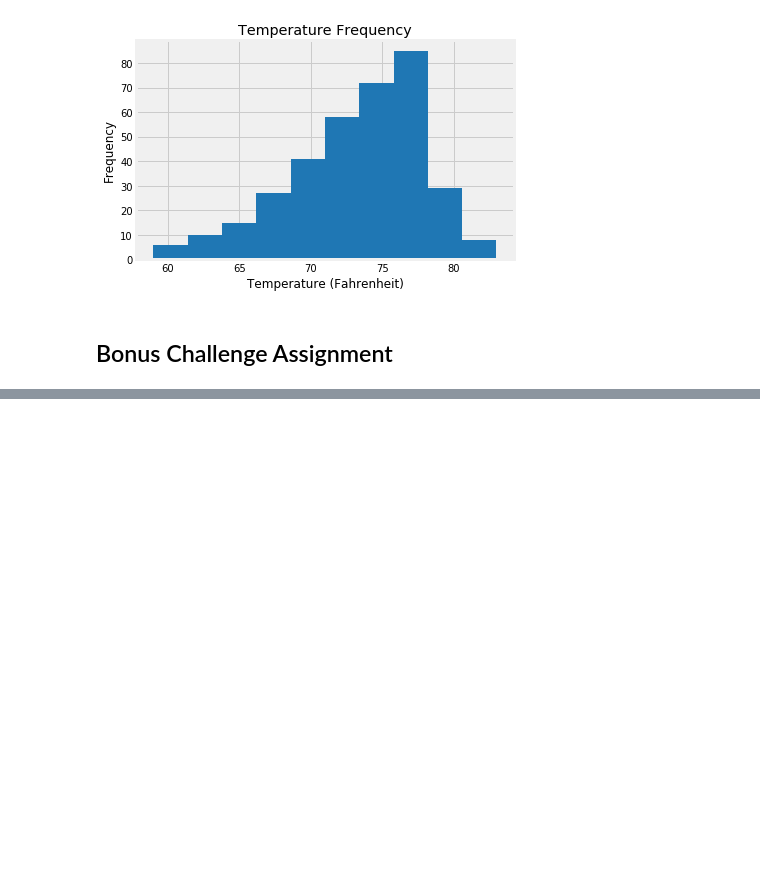
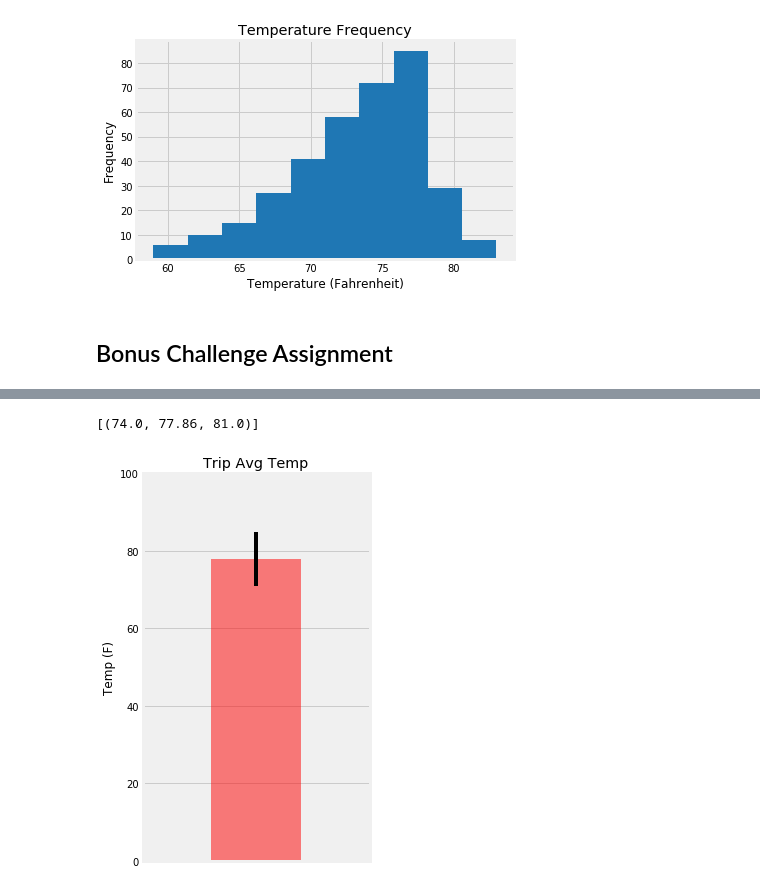
Before and after one commit to Rob-Ottogalli/sqlalchemy-challenge, a Jupyter notebook: Code/climate_starter_Robert_Ottogalli.ipynb, the cells around one changed output, grey strips where cells are left out. Cells and saved outputs as stored; diff of their text form; code cells hidden in the pictures; blank space fills up the shorter version.

```diff
--- a/Code/climate_starter_Robert_Ottogalli.ipynb
+++ b/Code/climate_starter_Robert_Ottogalli.ipynb
@@ -326,8 +403,45 @@ print(calc_temps('2012-02-28', '2012-03-05'))
 # %%
 # Use your previous function `calc_temps` to calculate the tmin, tavg, and tmax
 # for your trip using the previous year's data for those same dates.
+
+trip_data = calc_temps("2017-05-31", "2017-06-07")
+print(calc_temps("2017-05-31", "2017-06-07"))
+TMIN = trip_data[0][0]
+TAVG = trip_data[0][1]
+TMAX = trip_data[0][2]
+# %% [output]
+[(74.0, 77.86, 81.0)]
 # %%
 # Plot the results from your previous query as a bar chart.
 # Use "Trip Avg Temp" as your Title
 # Use the average temperature for the y value
 # Use the peak-to-peak (tmax-tmin) value as the y error bar (yerr)
+
+# Plot figure size
+plt.figure(figsize=[4,6])
+
+# Calculate peak-to-peak
+yerr = TMAX - TMIN
+
+# Plot bar graph
+plt.bar(1, TAVG, color="r", align="center", alpha=0.5, yerr=yerr, tick_label="1")
+
+# Add title and y-label
+plt.title("Trip Avg Temp")
+plt.ylabel("Temp (F)")
+
+# Plot x and y limits
+plt.xlim(0, 2)
+plt.ylim(0, 100)
+
+# Remove xticks
+plt.xticks([])
+
+# Set layout
+plt.tight_layout()
+
+# Save as variable and how
+trip_avg_temp_plot = plt.gcf()
+plt.show()
+# %% [output]
+[figure, added]
```
Also changed, not shown: parts of 14 cells of this notebook, 2 other files.
